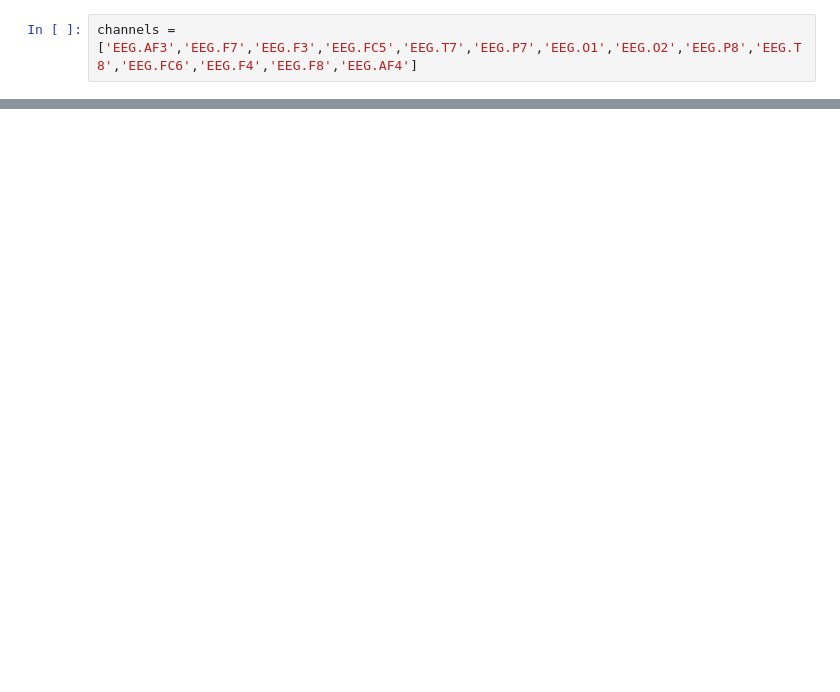
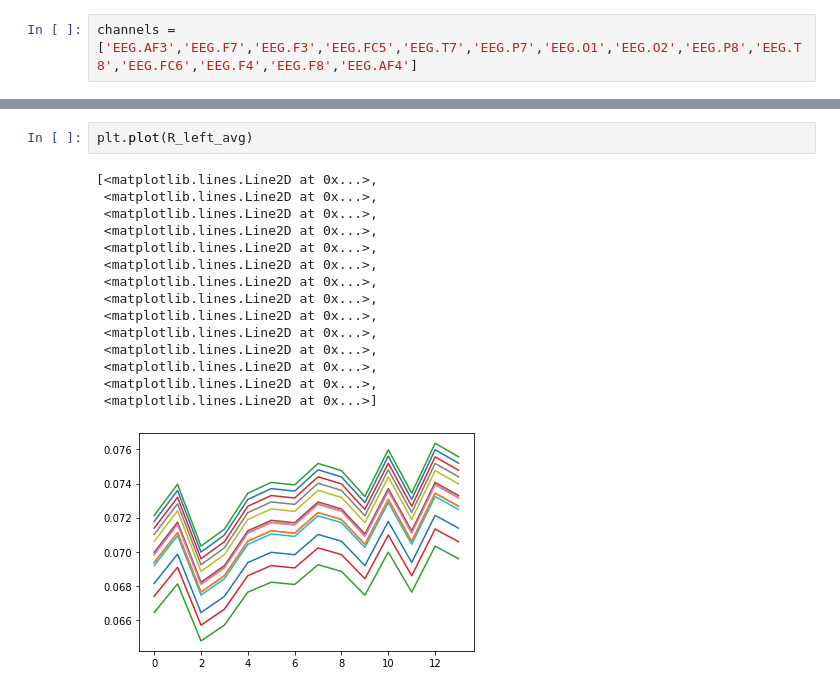
Before and after one commit to DigvijaySinghParmar/professorX, a Jupyter notebook: prototype/CSP trials.ipynb, the cells around one changed output, grey strips where cells are left out. Cells and saved outputs as stored; diff of their text form; blank space fills up the shorter version.

```diff
--- a/prototype/CSP trials.ipynb
+++ b/prototype/CSP trials.ipynb
@@ -149,0 +101,18 @@ array([[0.2, 0. , 0. , 0. , 0. , 0. , 0. , 0. , 0. , 0. , 0. , 0. , 0. ,
+# %%
+plt.plot(R_left_avg)
+# %% [output]
+[<matplotlib.lines.Line2D at 0x...>,
+ <matplotlib.lines.Line2D at 0x...>,
+ <matplotlib.lines.Line2D at 0x...>,
+ <matplotlib.lines.Line2D at 0x...>,
+ <matplotlib.lines.Line2D at 0x...>,
+ <matplotlib.lines.Line2D at 0x...>,
+ <matplotlib.lines.Line2D at 0x...>,
+ <matplotlib.lines.Line2D at 0x...>,
+ <matplotlib.lines.Line2D at 0x...>,
+ <matplotlib.lines.Line2D at 0x...>,
+ <matplotlib.lines.Line2D at 0x...>,
+ <matplotlib.lines.Line2D at 0x...>,
+ <matplotlib.lines.Line2D at 0x...>,
+ <matplotlib.lines.Line2D at 0x...>]
+[figure, added]
```
Also changed, not shown: parts of 24 cells of this notebook, 5 other files.
